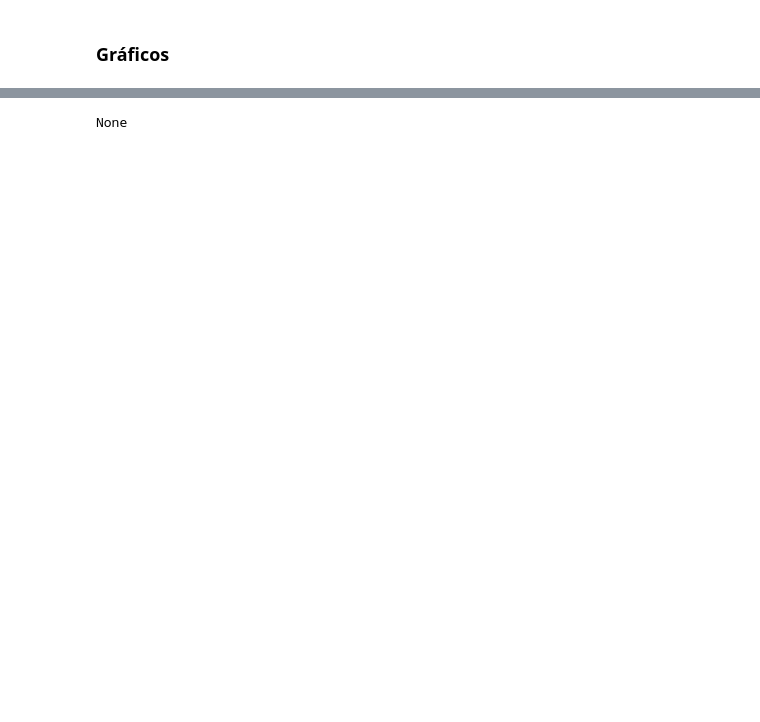
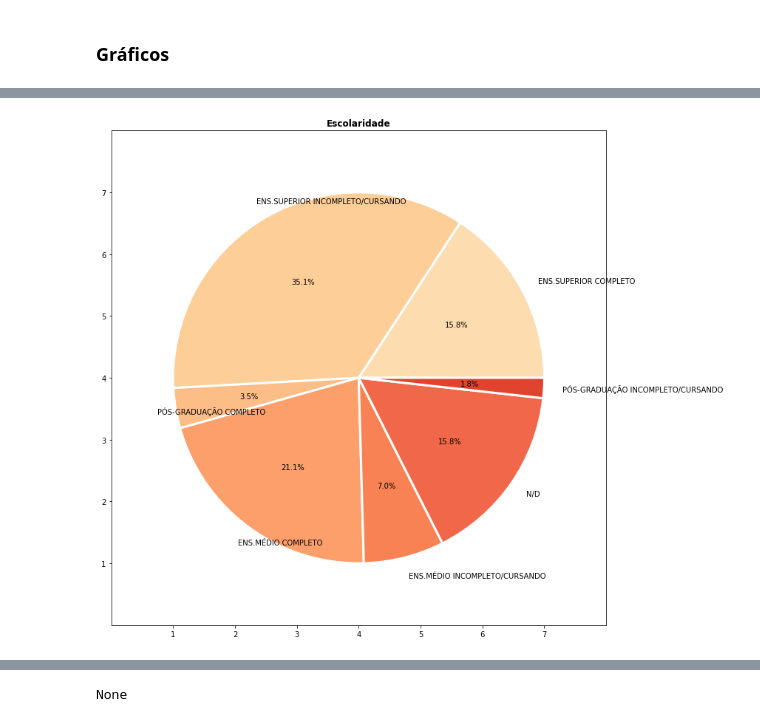
Before and after one commit to jmsimao/DCTI-Hackathon-2024, a Jupyter notebook: Hackathon - Inscritos - 2024.ipynb, the cells around one changed output, grey strips where cells are left out. Saved outputs shown, nothing was run; the diff lists cells and outputs as text; code cells hidden in the pictures; blank space fills up the shorter version.

```diff
--- a/Hackathon - Inscritos - 2024.ipynb
+++ b/Hackathon - Inscritos - 2024.ipynb
@@ -387,3 +388,50 @@ grafico1(X, y)
+# %%
+def dataPieGraph(dfColuna) -> list:
+    etiquetas=[]; valores=[]
+
+    for descricao in dfColuna:
+        p=0; localizado=False
+        for et in etiquetas:
+            if (descricao==et):
+                valores[p]+=1
+                localizado=True
+                break
+            else:
+                p+=1
+        if (not localizado):
+            etiquetas.append(descricao)
+            valores.append(1)
+
+    return [etiquetas, valores]
+
+def pieGraph(dataPie, **kargs) -> None:
+    etiquetas=dataPie[0]
+    valores=dataPie[1]
+    # https://matplotlib.org/stable/users/explain/colors/colormaps.html
+    colors = plt.get_cmap('OrRd')(np.linspace(0.2, 0.7, len(etiquetas)))
+    # plot
+    fig, ax = plt.subplots(figsize=(12,14))
+    plt.title(kargs['titulo'], fontdict={'weight':'bold'})
+    ax.pie(valores,
+           colors=colors,
+           radius=3,
+           center=(4, 4),
+           wedgeprops={"linewidth": 3, "edgecolor": "white"},
+           frame=True,
+           labels=etiquetas,
+           autopct='%2.1f%%'
+          )
+
+    ax.set(xlim=(0, 8), xticks=np.arange(1, 8),
+           ylim=(0, 8), yticks=np.arange(1, 8))
+    plt.savefig(kargs['nomeArquivo'], dpi=300)
+    plt.show()
+
+pieGraph(dataPieGraph(ins['escolaridade2'])
+        ,titulo='Escolaridade'
+        ,nomeArquivo='./Imagens/pie001.jpg')
+# %% [output]
+[figure, added]
 # %%
 ins.to_html('Hackathon 2024.html'
            ,justify='left')
```
Also changed, not shown: parts of 7 cells of this notebook, 4 other files.
